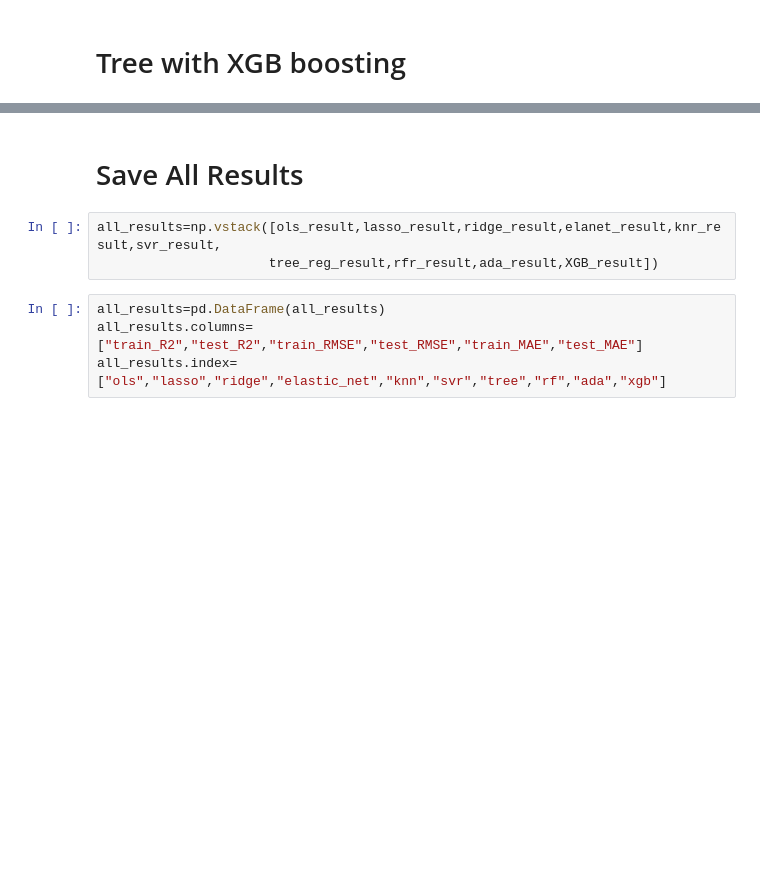
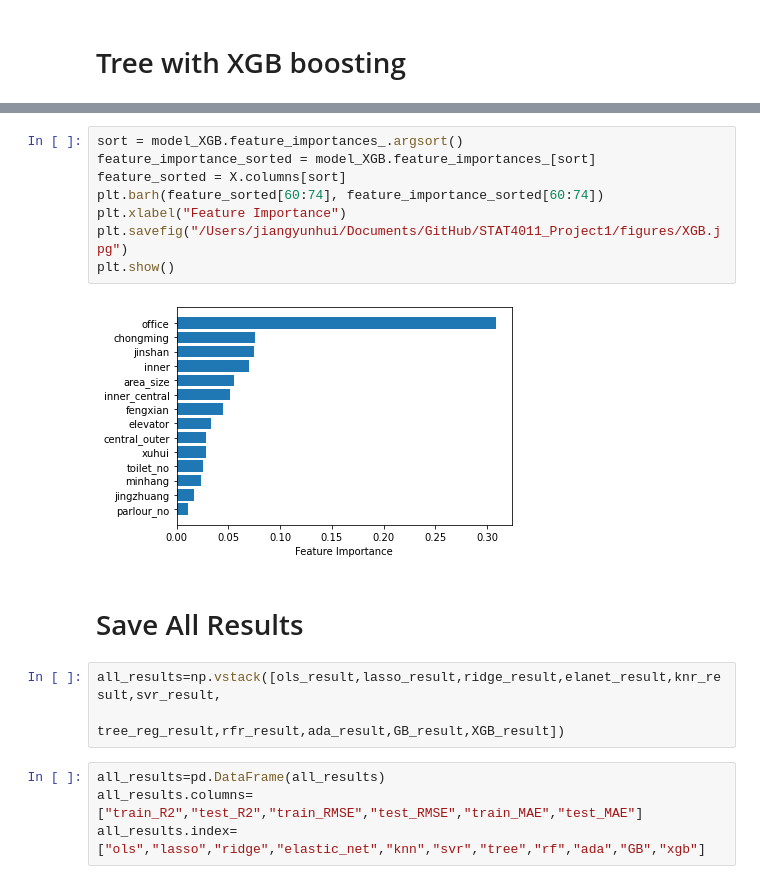
Before and after one commit to hyj55/STAT4011_Project1, a Jupyter notebook: code/model.ipynb, the cells around one changed output, grey strips where cells are left out. Drawn from its saved outputs; the diff is of its cells as text; blank space fills up the shorter version.

```diff
--- a/code/model.ipynb
+++ b/code/model.ipynb
@@ -297,11 +307,21 @@ XGB_result
+# %%
+sort = model_XGB.feature_importances_.argsort()
+feature_importance_sorted = model_XGB.feature_importances_[sort]
+feature_sorted = X.columns[sort]
+plt.barh(feature_sorted[60:74], feature_importance_sorted[60:74])
+plt.xlabel("Feature Importance")
+plt.savefig("/Users/jiangyunhui/Documents/GitHub/STAT4011_Project1/figures/XGB.jpg")
+plt.show()
+# %% [output]
+[figure, added]
 # %% [markdown]
 # Save All Results
 # %%
 all_results=np.vstack([ols_result,lasso_result,ridge_result,elanet_result,knr_result,svr_result,
-                      tree_reg_result,rfr_result,ada_result,XGB_result])
+                      tree_reg_result,rfr_result,ada_result,GB_result,XGB_result])
 # %%
 all_results=pd.DataFrame(all_results)
 all_results.columns=["train_R2","test_R2","train_RMSE","test_RMSE","train_MAE","test_MAE"]
-all_results.index=["ols","lasso","ridge","elastic_net","knn","svr","tree","rf","ada","xgb"]
+all_results.index=["ols","lasso","ridge","elastic_net","knn","svr","tree","rf","ada","GB","xgb"]
 # %%
 all_results
```
Also changed, not shown: parts of 27 cells of this notebook, 2 other files.
